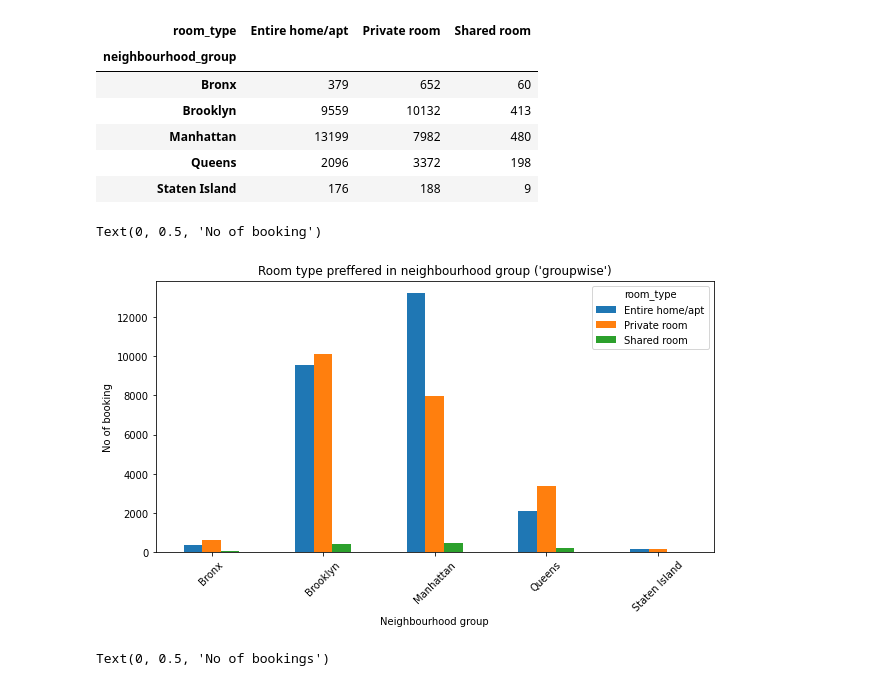
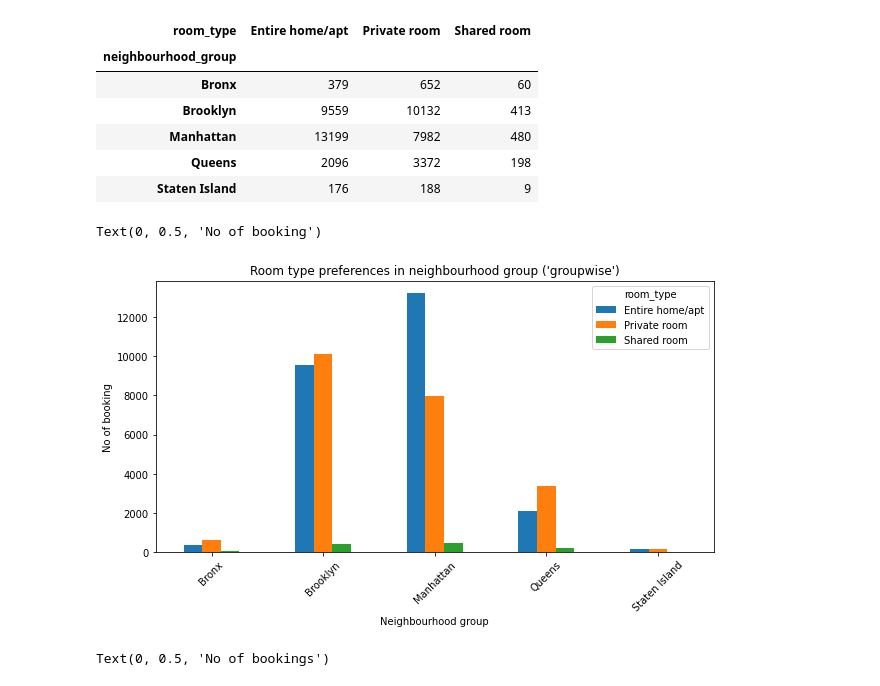
Before and after one commit to Mr-Premanand/Airbnb-Booking-Analysis, a Jupyter notebook: Airbnb_Bookings_Analysis_Capstone_Project.ipynb, the cells around one changed output. Drawn from its saved outputs; the diff is of its cells as text; code cells hidden in the pictures.

```diff
--- a/Airbnb_Bookings_Analysis_Capstone_Project.ipynb
+++ b/Airbnb_Bookings_Analysis_Capstone_Project.ipynb
@@ -317,13 +330,13 @@ room_type_preffered
 # %%
 # plot the above result neighbourhood group wise using joint bar plot
 room_type_preffered.plot(kind='bar',figsize=(10,5))
 plt.xticks(rotation=45)
-plt.title("Room type preffered in neighbourhood group ('groupwise')")
+plt.title("Room type preferences in neighbourhood group ('groupwise')")
 plt.xlabel('Neighbourhood group')
 plt.ylabel('No of booking')
 # %% [output]
 Text(0, 0.5, 'No of booking')
-[figure, old version]
+[figure, new version]
 # %%
 # obatain the above result room type wise in diffrent groups
 ax=sns.countplot(x="room_type",hue="neighbourhood_group",data=df)
```
Also changed, not shown: parts of 12 cells of this notebook.
